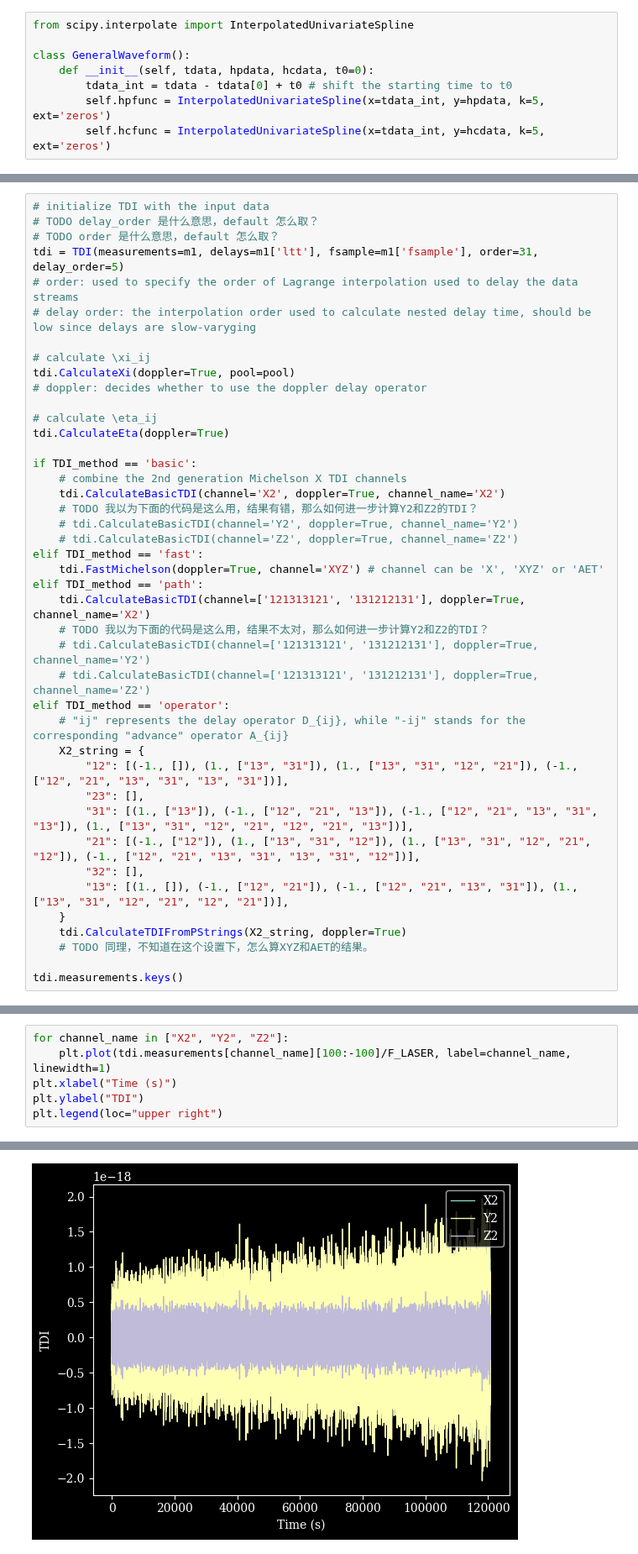
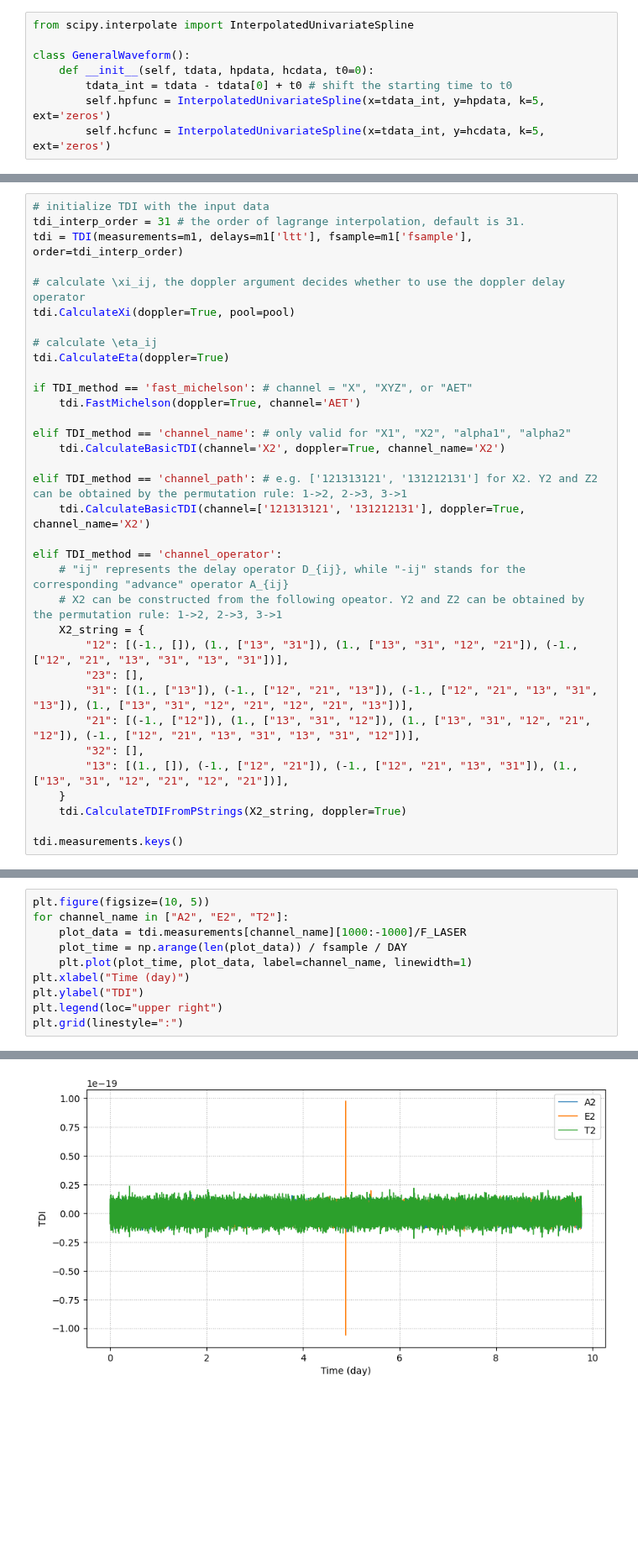
Before and after one commit to TriangleDataCenter/Triangle-Simulator, a Jupyter notebook: Tutorials/4_Demo_Simulation_for_Scientific_Data_Analysis.ipynb, the cells around one changed output, grey strips where cells are left out. Shown at 84% size. Saved outputs shown, nothing was run; the diff lists cells and outputs as text; blank space fills up the shorter version.

```diff
--- a/Tutorials/4_Demo_Simulation_for_Scientific_Data_Analysis.ipynb
+++ b/Tutorials/4_Demo_Simulation_for_Scientific_Data_Analysis.ipynb
@@ -306,33 +280,26 @@ which can be specified by the following strings:
 # %%
 # initialize TDI with the input data
-# TODO delay_order 是什么意思，default 怎么取？
-# TODO order 是什么意思，default 怎么取？
-tdi = TDI(measurements=m1, delays=m1['ltt'], fsample=m1['fsample'], order=31, delay_order=5)
-# order: used to specify the order of Lagrange interpolation used to delay the data streams
-# delay order: the interpolation order used to calculate nested delay time, should be low since delays are slow-varyging
+tdi_interp_order = 31 # the order of lagrange interpolation, default is 31.
+tdi = TDI(measurements=m1, delays=m1['ltt'], fsample=m1['fsample'], order=tdi_interp_order)
 
-# calculate \xi_ij
+# calculate \xi_ij, the doppler argument decides whether to use the doppler delay operator
 tdi.CalculateXi(doppler=True, pool=pool)
-# doppler: decides whether to use the doppler delay operator
 
 # calculate \eta_ij
 tdi.CalculateEta(doppler=True)
 
-if TDI_method == 'basic':
-    # combine the 2nd generation Michelson X TDI channels
+if TDI_method == 'fast_michelson': # channel = "X", "XYZ", or "AET"
+    tdi.FastMichelson(doppler=True, channel='AET')
+
+elif TDI_method == 'channel_name': # only valid for "X1", "X2", "alpha1", "alpha2"
     tdi.CalculateBasicTDI(channel='X2', doppler=True, channel_name='X2')
-    # TODO 我以为下面的代码是这么用，结果有错，那么如何进一步计算Y2和Z2的TDI？
-    # tdi.CalculateBasicTDI(channel='Y2', doppler=True, channel_name='Y2')
-    # tdi.CalculateBasicTDI(channel='Z2', doppler=True, channel_name='Z2')
-elif TDI_method == 'fast':
-    tdi.FastMichelson(doppler=True, channel='XYZ') # channel can be 'X', 'XYZ' or 'AET'
-elif TDI_method == 'path':
+
+elif TDI_method == 'channel_path': # e.g. ['121313121', '131212131'] for X2. Y2 and Z2 can be obtained by the permutation rule: 1->2, 2->3, 3->1
     tdi.CalculateBasicTDI(channel=['121313121', '131212131'], doppler=True, channel_name='X2')
-    # TODO 我以为下面的代码是这么用，结果不太对，那么如何进一步计算Y2和Z2的TDI？
-    # tdi.CalculateBasicTDI(channel=['121313121', '131212131'], doppler=True, channel_name='Y2')
-    # tdi.CalculateBasicTDI(channel=['121313121', '131212131'], doppler=True, channel_name='Z2')
-elif TDI_method == 'operator':
+
+elif TDI_method == 'channel_operator':
     # "ij" represents the delay operator D_{ij}, while "-ij" stands for the corresponding "advance" operator A_{ij}
+    # X2 can be constructed from the following opeator. Y2 and Z2 can be obtained by the permutation rule: 1->2, 2->3, 3->1
     X2_string = {
         "12": [(-1., []), (1., ["13", "31"]), (1., ["13", "31", "12", "21"]), (-1., ["12", "21", "13", "31", "13", "31"])],
         "23": [],
@@ -342,7 +309,6 @@ elif TDI_method == 'operator':
         "13": [(1., []), (-1., ["12", "21"]), (-1., ["12", "21", "13", "31"]), (1., ["13", "31", "12", "21", "12", "21"])],
     }
     tdi.CalculateTDIFromPStrings(X2_string, doppler=True)
-    # TODO 同理，不知道在这个设置下，怎么算XYZ和AET的结果。
 
 tdi.measurements.keys()
 # %% [output]
@@ -350,7 +319,11 @@ dict_keys(['time', 'fsample', 'ltt', 'sci_c', 'sci_sb', 'ref_c', 'ref_sb', 'tm_c
 # %%
-for channel_name in ["X2", "Y2", "Z2"]:
-    plt.plot(tdi.measurements[channel_name][100:-100]/F_LASER, label=channel_name, linewidth=1)
-plt.xlabel("Time (s)")
+plt.figure(figsize=(10, 5))
+for channel_name in ["A2", "E2", "T2"]:
+    plot_data = tdi.measurements[channel_name][1000:-1000]/F_LASER
+    plot_time = np.arange(len(plot_data)) / fsample / DAY
+    plt.plot(plot_time, plot_data, label=channel_name, linewidth=1)
+plt.xlabel("Time (day)")
 plt.ylabel("TDI")
 plt.legend(loc="upper right")
+plt.grid(linestyle=":")
 # %% [output]
@@ -358 +330 @@ plt.legend(loc="upper right")
-[figure, old version]
+[figure, new version]
```
Also changed, not shown: parts of 34 cells of this notebook, 1 other file.
